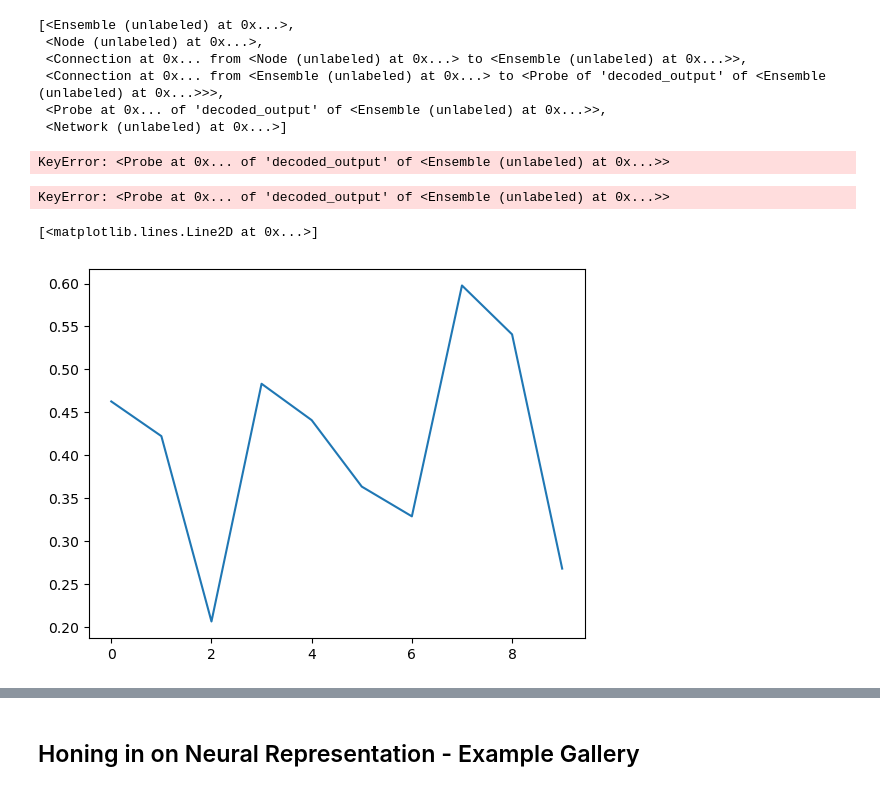
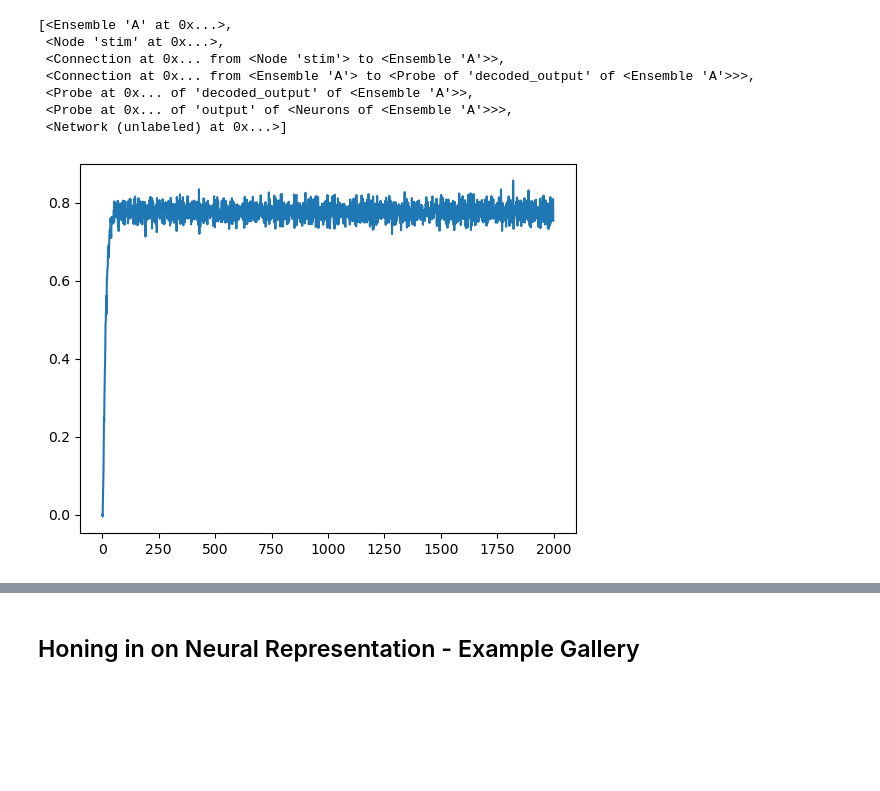
Before and after one commit to SammyAgrawal/CompBrainLoihi, a Jupyter notebook: Nengo_Tutorial.ipynb, the cells around one changed output, grey strips where cells are left out. Drawn from its saved outputs; the diff is of its cells as text; code cells hidden in the pictures; blank space fills up the shorter version.

```diff
--- a/Nengo_Tutorial.ipynb
+++ b/Nengo_Tutorial.ipynb
@@ -24,12 +53,14 @@ net = nengo.Network()
 # %%
-N = 10
+N = 100
 k = 2
+net = nengo.Network()
 with net:
-    stim = nengo.Node(output=[0.5, 0.8])
-    A = nengo.Ensemble(n_neurons=N, dimensions=k)
-    B = nengo.Ensemble(n_neurons=N, dimensions=k)
+    stim = nengo.Node(output=np.array([0.5, 0.8]), label='stim')
+    A = nengo.Ensemble(n_neurons=N, dimensions=k, label='A')
+    #B = nengo.Ensemble(n_neurons=N, dimensions=k, label='B')
     nengo.Connection(stim, A)
-    probe = nengo.Probe(my_ensemble, synapse=0.01)
+    ens_probe = nengo.Probe(A, synapse=0.01)
+    neur_probe = nengo.Probe(A.neurons, synapse=0.01)
 # %%
 sim = nengo.Simulator(net)
 # %% [output]
@@ -38,26 +68,20 @@ BuildError: Building <Connection from <Ensemble (unlabeled) at 0x...> to <Probe
 # %%
-sim.run(3.0)
+sim.run(2.0)
 # %% [output]
 [interactive output not drawn]
 # %%
 list(sim.data.keys())
 # %% [output]
-[<Ensemble (unlabeled) at 0x...>,
- <Node (unlabeled) at 0x...>,
- <Connection at 0x... from <Node (unlabeled) at 0x...> to <Ensemble (unlabeled) at 0x...>>,
- <Connection at 0x... from <Ensemble (unlabeled) at 0x...> to <Probe of 'decoded_output' of <Ensemble (unlabeled) at 0x...>>>,
- <Probe at 0x... of 'decoded_output' of <Ensemble (unlabeled) at 0x...>>,
+[<Ensemble 'A' at 0x...>,
+ <Node 'stim' at 0x...>,
+ <Connection at 0x... from <Node 'stim'> to <Ensemble 'A'>>,
+ <Connection at 0x... from <Ensemble 'A'> to <Probe of 'decoded_output' of <Ensemble 'A'>>>,
+ <Probe at 0x... of 'decoded_output' of <Ensemble 'A'>>,
+ <Probe at 0x... of 'output' of <Neurons of <Ensemble 'A'>>>,
  <Network (unlabeled) at 0x...>]
-# %%
-sim.data[probe].shape
-# %% [output]
-KeyError: <Probe at 0x... of 'decoded_output' of <Ensemble (unlabeled) at 0x...>>
-# %%
-plt.plot(sim.data[probe][-10:,1])
-# %% [output]
-KeyError: <Probe at 0x... of 'decoded_output' of <Ensemble (unlabeled) at 0x...>>
-# %%
-plt.plot(sim.data[probe][-10:,0])
-# %% [output]
-[<matplotlib.lines.Line2D at 0x...>]
-[figure, removed]
+# %%
+sim.data[ens_probe] # Txk
+plt.plot(sim.data[ens_probe][:, 1])
+plt.show()
+# %% [output]
+[figure, added]
```
Also changed, not shown: parts of 20 cells of this notebook, 4 other files.
